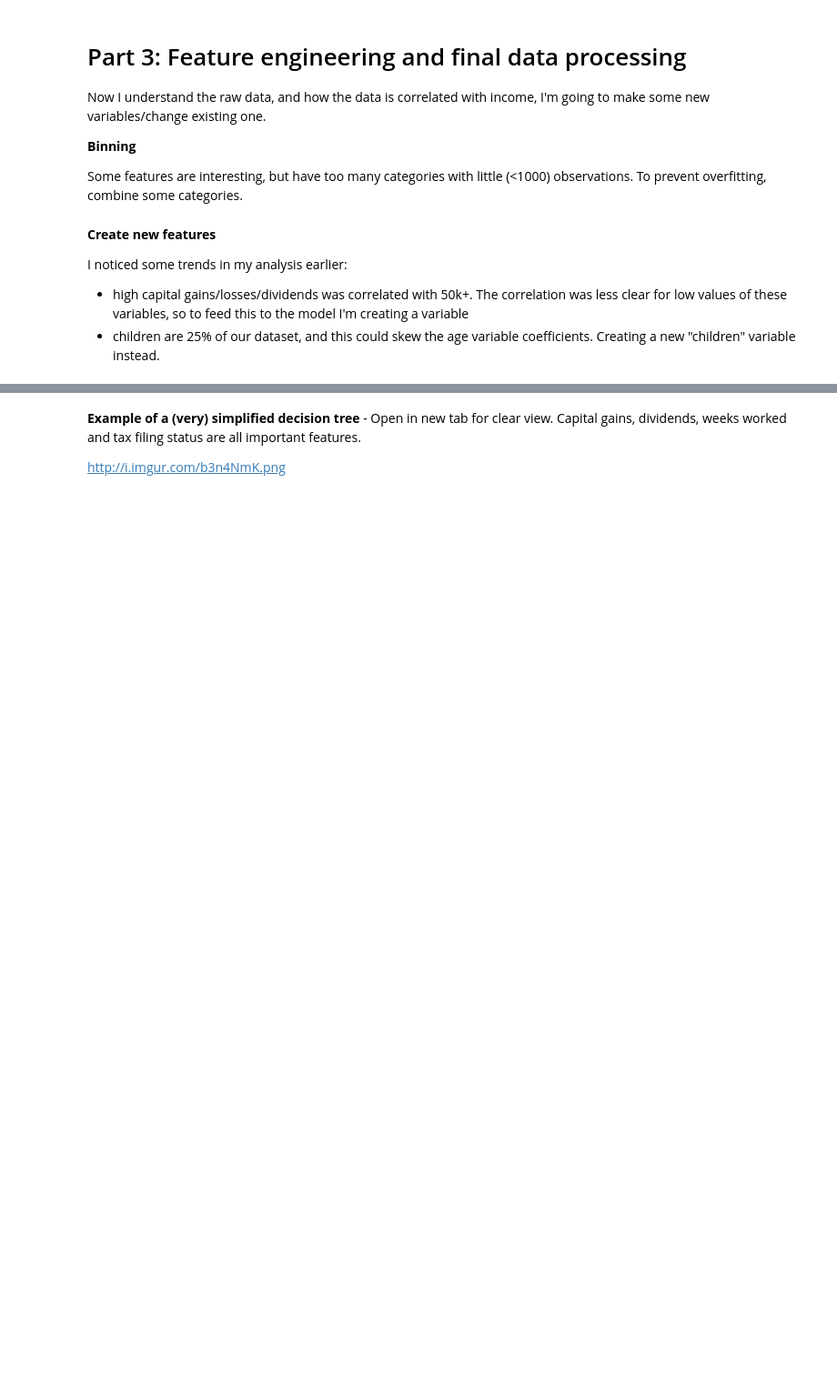
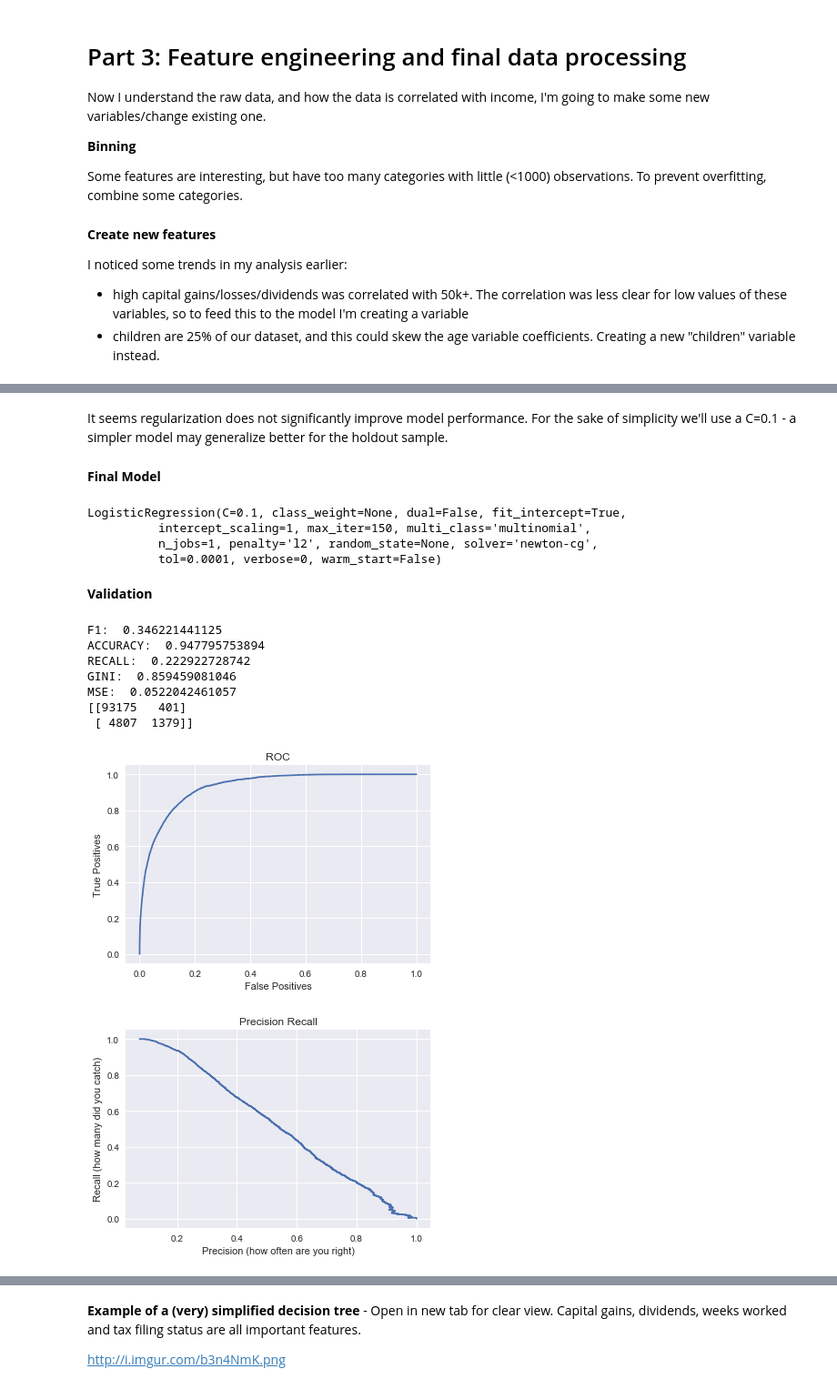
Before and after one commit to bacumin/high_rollers, a Jupyter notebook: Income_Full_Analysis.ipynb, the cells around one changed output, grey strips where cells are left out. Shown at 91% size. Cells and saved outputs as stored; diff of their text form; code cells hidden in the pictures; blank space fills up the shorter version.

```diff
--- a/Income_Full_Analysis.ipynb
+++ b/Income_Full_Analysis.ipynb
@@ -600,0 +423,11 @@ test confusion matrix:
+# %%
+feats=[c for c in train.columns if c not in ["cv", "inc_bin"] ]
+# %%
+#This takes a while on my CPU - AVOID RUNNING
+for c in [1, 0.1, 0.01, 0.001]:
+    cv_train=train[feats].loc[train.cv != 0]
+    cv_test=train[feats].loc[train.cv == 0]
+    lr=LogisticRegression(multi_class='multinomial', solver='newton-cg', max_iter=150, C=c)
+    lr.fit(cv_train[feats], train[predict].loc[train.cv != 0])
+    predicted=lr.predict(cv_test[feats])
+    print('\n' + "C =", c, '\n', metrics.confusion_matrix(train[predict].loc[train.cv==0], predicted))
@@ -600,0 +450,54 @@ test confusion matrix:
+# %% [markdown]
+It seems regularization does not significantly improve model performance. For the sake of simplicity we'll use a C=0.1 - a simpler model may generalize better for the holdout sample.
+# %% [markdown]
+**Final Model**
+# %%
+lr=LogisticRegression(multi_class='multinomial', solver='newton-cg', max_iter=150, C=0.1)
+lr.fit(x_train, y_train)
+# %% [output]
+LogisticRegression(C=0.1, class_weight=None, dual=False, fit_intercept=True,
+          intercept_scaling=1, max_iter=150, multi_class='multinomial',
+          n_jobs=1, penalty='l2', random_state=None, solver='newton-cg',
+          tol=0.0001, verbose=0, warm_start=False)
+# %% [markdown]
+**Validation**
+# %%
+def basic_validation_classifier(model, test_sample,test_y, graphs=True):
+    predicted=model.predict(test_sample)
+    predicted_prob=[a[1] for a in model.predict_proba(test_sample)]
+    true=test_y
+    print("F1: ", metrics.f1_score(true, predicted))
+    print("ACCURACY: ", metrics.accuracy_score(true, predicted))
+    print("RECALL: ",metrics.recall_score(true,predicted))
+    print("GINI: ", 2*metrics.roc_auc_score(true, predicted_prob) - 1)
+    print("MSE: ", metrics.mean_squared_error(true, predicted))
+
+    print(metrics.confusion_matrix(true, predicted))
+
+    if(graphs):
+        plt.figure(1)
+        fpr, tpr, th = metrics.roc_curve(true, predicted_prob)
+        plt.plot(fpr, tpr)
+        plt.xlabel('False Positives')
+        plt.ylabel('True Positives')
+        plt.title('ROC')
+
+        plt.figure(2)
+        pr, rec, th = metrics.precision_recall_curve(true, predicted_prob)
+        plt.plot(pr, rec)
+        plt.xlabel('Precision (how often are you right)')
+        plt.ylabel('Recall (how many did you catch)')
+        plt.title('Precision Recall')
+# %%
+# TEST VALIDATION
+basic_validation_classifier(lr, test[feats], test[predict])
+# %% [output]
+F1:  0.346221441125
+ACCURACY:  0.947795753894
+RECALL:  0.222922728742
+GINI:  0.859459081046
+MSE:  0.0522042461057
+[[93175   401]
+ [ 4807  1379]]
+[figure, added]
+[figure, added]
```
Also changed, not shown: parts of 69 cells of this notebook, 1 other file.
